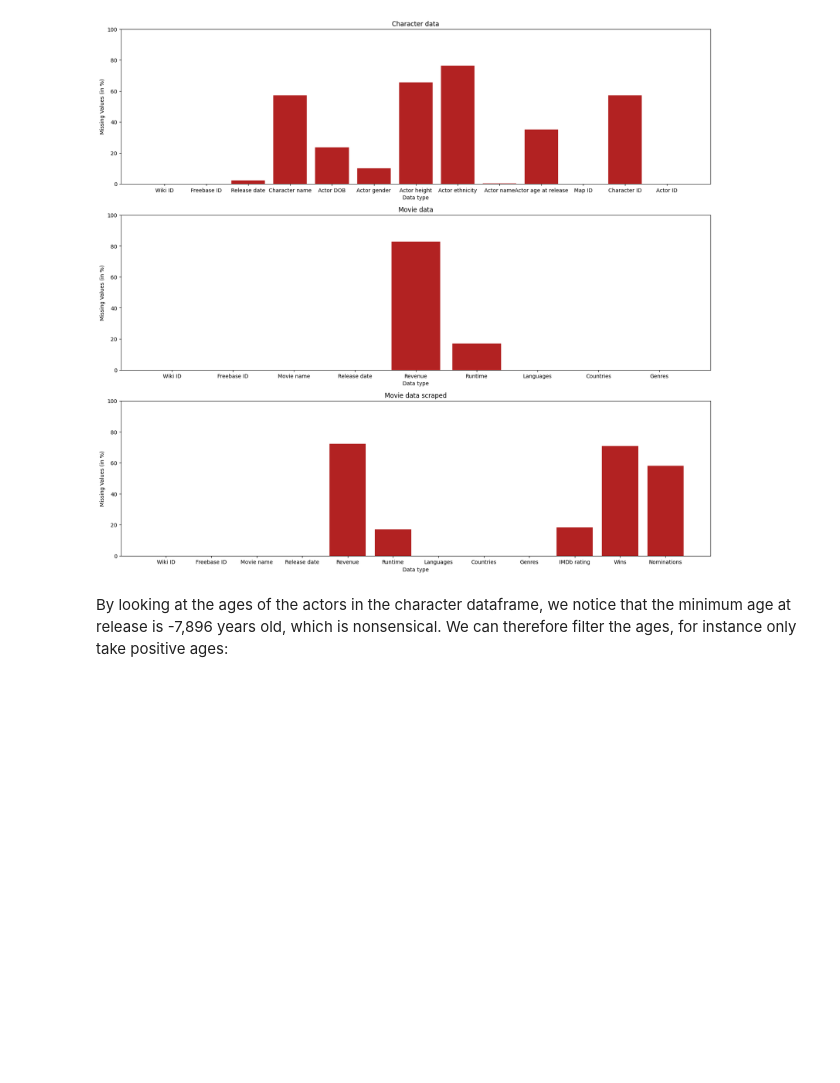
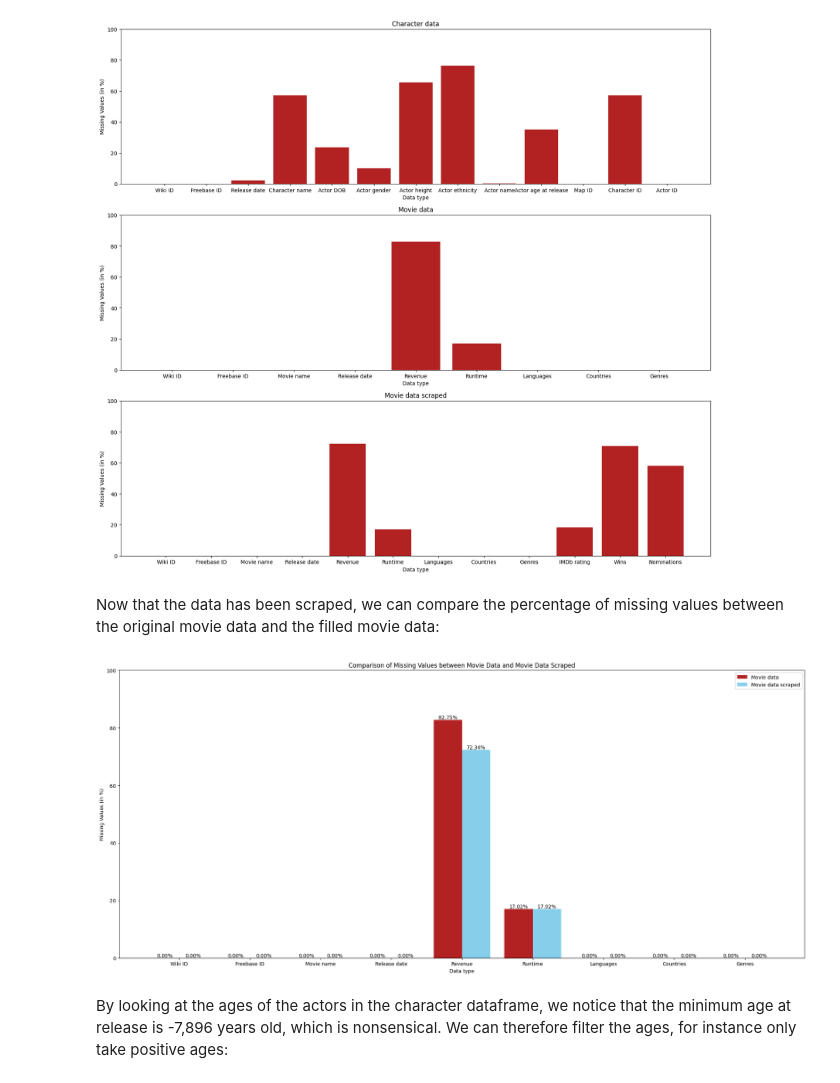
Before and after one commit to epfl-ada/ada-2023-project-fauttrouverunnompourada, a Jupyter notebook: P2.ipynb, the cells around one changed output. Cells and saved outputs as stored; diff of their text form; code cells hidden in the pictures; blank space fills up the shorter version.

Commit message:
last version of P2 (pre-run)

```diff
--- a/P2.ipynb
+++ b/P2.ipynb
@@ -212,6 +212,43 @@ plt.ylim(0,100)
 plt.show()
 # %% [output]
 [figure]
+# %% [markdown]
+Now that the data has been scraped, we can compare the percentage of missing values between the original movie data and the filled movie data:
+# %%
+fig, ax = plt.subplots(figsize=(20, 9))
+
+columns_to_keep = RAW.movie_data_scraped.columns[:-3]  # Selecting columns except the last three
+new_df = RAW.movie_data_scraped[columns_to_keep].copy()
+missing_percentage_new_df = (new_df.isnull().sum() / len (new_df)) * 100
+
+# Plotting the bar chart for character data
+bar_width = 0.4
+x_indexes = range(len(missing_percentage_movie_data))
+bars1 = ax.bar(x_indexes, missing_percentage_movie_data.values, width=bar_width, color='firebrick', label='Movie data')
+
+# Plotting the bar chart for movie data shifted by bar_width
+bars2 = ax.bar([i + bar_width for i in x_indexes], missing_percentage_new_df.values, width=bar_width, color='skyblue', label='Movie data scraped')
+
+ax.set_xlabel('Data type')
+ax.set_ylabel('Missing Values (in %)')
+ax.set_title('Comparison of Missing Values between Movie Data and Movie Data Scraped')
+ax.set_xticks([i + bar_width / 2 for i in x_indexes])
+ax.set_xticklabels(missing_percentage_movie_data.index)  # Using movie data index for x-axis labels
+ax.set_ylim(0, 100)
+
+for i, bar in enumerate(bars1):
+    height = bar.get_height()
+    ax.text(bar.get_x() + bar.get_width() / 2, height, f'{missing_percentage_movie_data[i]:.2f}%', ha='center', va='bottom', fontsize=10)
+
+for i, bar in enumerate(bars2):
+    height = bar.get_height()
+    ax.text(bar.get_x() + bar.get_width() / 2, height, f'{missing_percentage_new_df.values[i]:.2f}%', ha='center', va='bottom', fontsize=10)
+
+plt.legend()
+plt.tight_layout()
+plt.show()
+# %% [output]
+[figure, added]
 # %% [markdown]
 By looking at the ages of the actors in the character dataframe, we notice that the minimum age at release is -7,896 years old, which is nonsensical. We can therefore filter the ages, for instance only take positive ages:
 # %%
```
Also changed, not shown: parts of 166 cells of this notebook.
